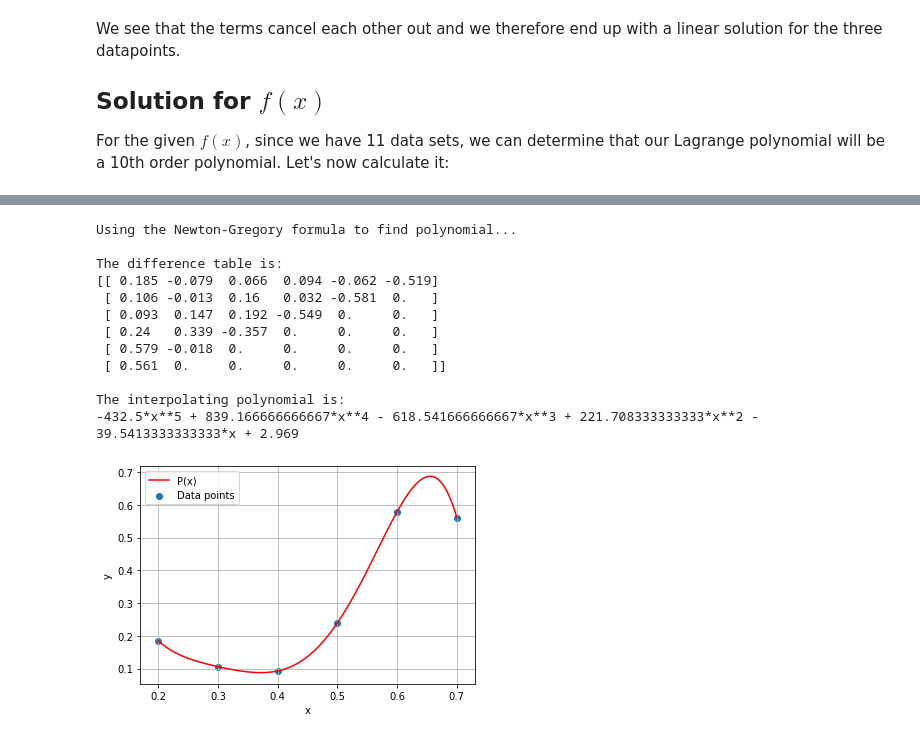
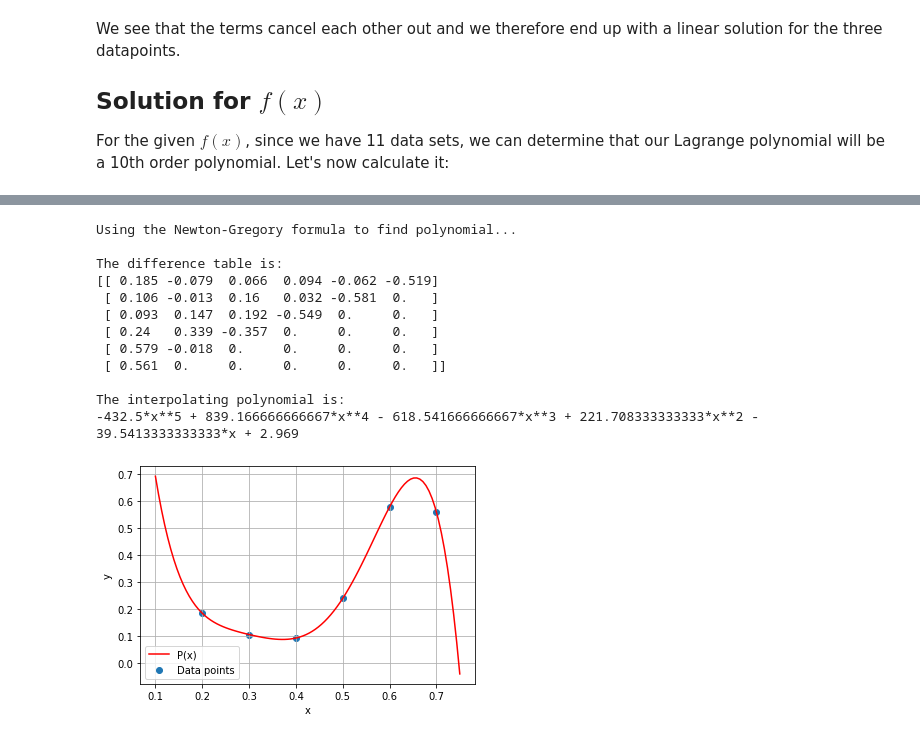
Before and after one commit to aretselis/msc-computational-physics, a Jupyter notebook: Courses/Computational Mathematics (ΥΦΥ101)/Problem Sets/retselis_set1.ipynb, the cells around one changed output, grey strips where cells are left out. Cells and saved outputs as stored; diff of their text form; code cells hidden in the pictures.

```diff
--- a/Courses/Computational Mathematics (ΥΦΥ101)/Problem Sets/retselis_set1.ipynb
+++ b/Courses/Computational Mathematics (ΥΦΥ101)/Problem Sets/retselis_set1.ipynb
@@ -629,34 +713,40 @@ print(dif_table)
 P = data_y[0]
 temp_s = 1
 for i in range(n-1):
-    temp_s *= (s-i)
-    P += dif_table[0,i+1]*temp_s/math.factorial(i+1)
+    if i==0:
+        P = data_y[0]
+        temp_s = 1
+        temp_s *= (s-i)
+        P += dif_table[0,i+1]*temp_s/math.factorial(i)
+    else:
+        temp_s *= (s-i)
+        P += dif_table[0,i+1]*temp_s/math.factorial(i+1)
 
 print('\nThe interpolating polynomial is:')
 print(sympy.simplify(P))
 
 
 lam_P = sympy.lambdify(x,P,modules=['numpy'])
-x_plot = np.linspace(0.2,0.7,100)
+x_plot = np.linspace(0.1,0.75,100)
 y_plot = lam_P(x_plot)
 
 plt.plot(x_plot,y_plot,color='red',label='P(x)')
 plt.scatter(data_x,data_y,label='Data points')
 plt.xlabel('x')
 plt.ylabel('y')
 plt.legend()
 plt.grid()
 # %% [output]
 Using the Newton-Gregory formula to find polynomial...
 
 The difference table is:
 [[ 0.185 -0.079  0.066  0.094 -0.062 -0.519]
  [ 0.106 -0.013  0.16   0.032 -0.581  0.   ]
  [ 0.093  0.147  0.192 -0.549  0.     0.   ]
  [ 0.24   0.339 -0.357  0.     0.     0.   ]
  [ 0.579 -0.018  0.     0.     0.     0.   ]
  [ 0.561  0.     0.     0.     0.     0.   ]]
 
 The interpolating polynomial is:
 -432.5*x**5 + 839.166666666667*x**4 - 618.541666666667*x**3 + 221.708333333333*x**2 - 39.5413333333333*x + 2.969
-[figure, old version]
+[figure, new version]
```
Also changed, not shown: parts of 15 cells of this notebook.
